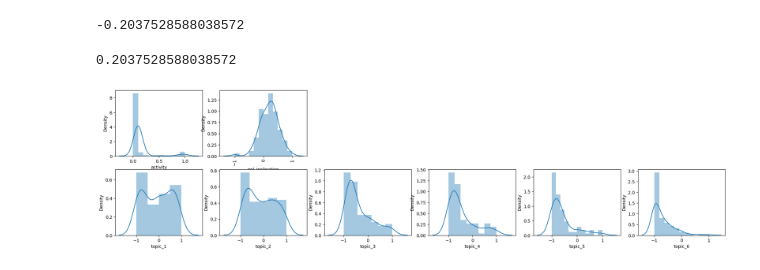
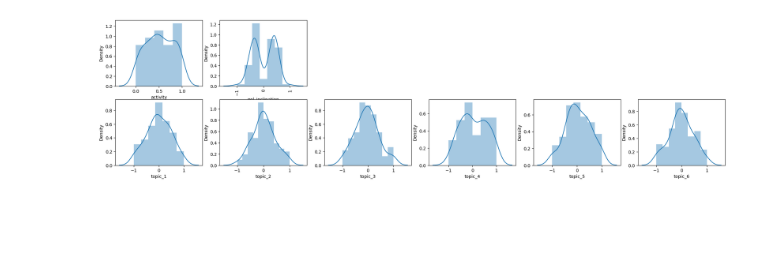
Before and after one commit to ahaque2/social_simulation, a Jupyter notebook: 5_explore_results.ipynb, the cells around one changed output. Drawn from its saved outputs; the diff is of its cells as text; code cells hidden in the pictures; blank space fills up the shorter version.

```diff
--- a/5_explore_results.ipynb
+++ b/5_explore_results.ipynb
@@ -8,4 +12,12 @@ import seaborn as sns
 # %%
-df = pd.read_csv('results/SE/final_data_1033.csv')
-df_res = pd.read_csv('results/SE/results_103.csv')
-initial_df = pd.read_csv('initial_data_new.csv')
+df_res_none = pd.read_csv('results/SE/res_data_combined_none_SE.csv')
+df_res_low = pd.read_csv('results/SE/res_data_combined_low_SE.csv')
+df_res_med = pd.read_csv('results/SE/res_data_combined_mid_SE.csv')
+df_res_high = pd.read_csv('results/SE/res_data_combined_high_SE.csv')
+
+df_fdata_none = pd.read_csv('results/SE/final_data_combined_none_SE.csv')
+df_fdata_low = pd.read_csv('results/SE/final_data_combined_low_SE.csv')
+df_fdata_med = pd.read_csv('results/SE/final_data_combined_mid_SE.csv')
+df_fdata_high = pd.read_csv('results/SE/final_data_combined_high_SE.csv')
+
+initial_df_comb = pd.read_csv('initial_data/initial_data_comb.csv')
@@ -11,0 +58,3 @@ initial_df = pd.read_csv('initial_data_new.csv')
+# %%
+attr = 'satisfaction'
+plot([df_res_none[attr], df_res_low[attr], df_res_med[attr], df_res_high[attr]], attr)
@@ -11,0 +151,13 @@ initial_df = pd.read_csv('initial_data_new.csv')
+# %%
+import pylab as plt
+
+import seaborn as sns
+
+def get_results(i, attr):
+    df_comb = []
+    for j in range(3):
+        df = pd.read_csv(f'results/SE/final_data_{i}{j}.csv')
+        df_res = pd.read_csv(f'results/SE/results_{i}{j}.csv')
+        df_comb.append(df_res[attr])
+
+    return df_comb
@@ -11,0 +281,3 @@ initial_df = pd.read_csv('initial_data_new.csv')
+# %%
+df = get_results(4, ['num_of_agents_received', 'num_of_agents_not_received'])
+df[0].mean(), df[1].mean(), df[2].mean()
@@ -114,12 +330,14 @@ df['new_polInc'] = ((df[['topic_1', 'topic_2', 'topic_3']] * -1).sum(axis = 1) +
-# %%
-df.new_polInc.mean()
-# %% [output]
--0.2037528588038572
-# %%
-df.pol_inclination.mean()
-# %% [output]
-0.2037528588038572
 # %%
+# df_res_none = pd.read_csv('results/SE_run_20k-2/results_combined_None_SE.csv')
+# df_res_low = pd.read_csv('results/SE_run_20k-2/results_combined_low_SE.csv')
+# df_res_med = pd.read_csv('results/SE_run_20k-2/results_combined_med_SE.csv')
+# df_res_high = pd.read_csv('results/SE_run_20k-2/results_combined_high_SE.csv')
+
+# df = pd.read_csv('results/SE_run_20k-2/final_data_combined_none_SE.csv')
+df = pd.read_csv('results/SE/final_data_11.csv')
+# df = pd.read_csv('results/SE_run_20k-2/final_data_combined_med_SE.csv')
+# df = pd.read_csv('results/SE_run_20k-2/final_data_combined_high_SE.csv')
+
 get_data_plot_grid(df)
 # %% [output]
-[figure, old version]
+[figure, new version]
```
Also changed, not shown: parts of 47 cells of this notebook, 3 other files.
